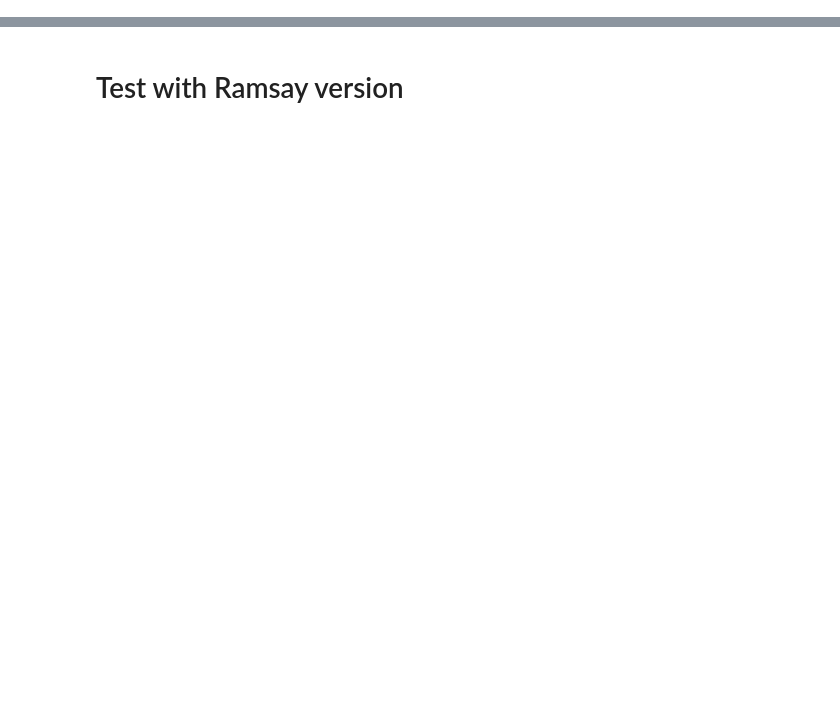
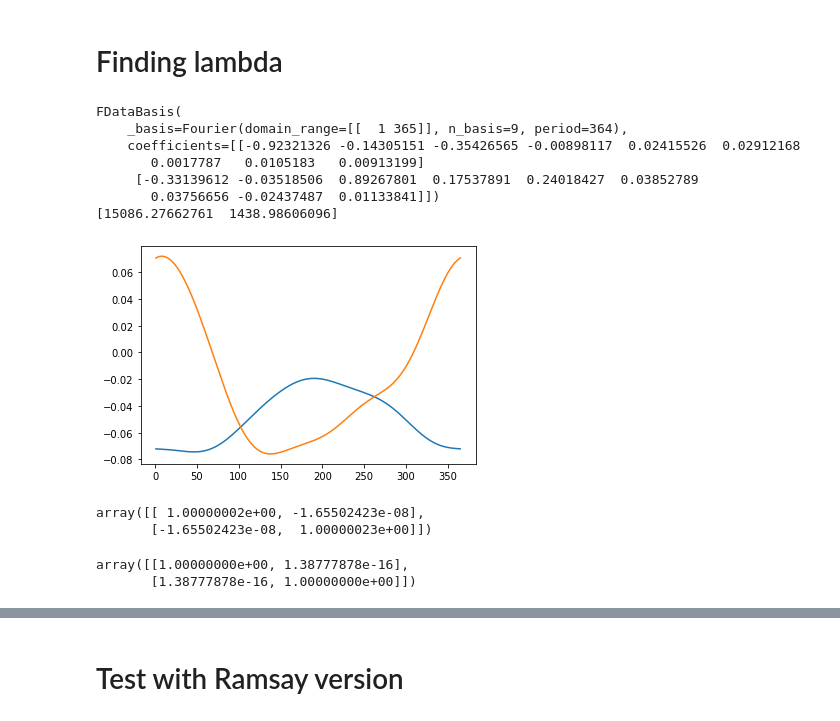
Before and after one commit to GAA-UAM/scikit-fda, a Jupyter notebook: skfda/exploratory/fpca/test.ipynb, the cells around one changed output, grey strips where cells are left out. Cells and saved outputs as stored; diff of their text form; code cells hidden in the pictures; blank space fills up the shorter version.

```diff
--- a/skfda/exploratory/fpca/test.ipynb
+++ b/skfda/exploratory/fpca/test.ipynb
@@ -9,0 +17,33 @@ from sklearn.decomposition import PCA
+# %% [markdown]
+# Finding lambda
+# %%
+fd_data = fetch_weather_temp_only()
+# fd_data = FDataGrid(np.squeeze(fd_data.data_matrix), np.arange(0.5, 365, 1))
+basis = skfda.representation.basis.Fourier(n_basis=9)
+fd_basis = fd_data.to_basis(basis)
+fpca = FPCABasis(2)
+fpca.fit(fd_basis)
+fpca.components.plot()
+print(fpca.components)
+print(fpca.component_values)
+pyplot.show()
+# %% [output]
+FDataBasis(
+    _basis=Fourier(domain_range=[[  1 365]], n_basis=9, period=364),
+    coefficients=[[-0.92321326 -0.14305151 -0.35426565 -0.00898117  0.02415526  0.02912168
+       0.0017787   0.0105183   0.00913199]
+     [-0.33139612 -0.03518506  0.89267801  0.17537891  0.24018427  0.03852789
+       0.03756656 -0.02437487  0.01133841]])
+[15086.27662761  1438.98606096]
+[figure, added]
+# %%
+fpca.components.derivative(2).inner_product(fpca.components.derivative(2)) \
+    + fpca.components.inner_product(fpca.components)
+# %% [output]
+array([[ 1.00000002e+00, -1.65502423e-08],
+       [-1.65502423e-08,  1.00000023e+00]])
+# %%
+fpca.components.inner_product(fpca.components)
+# %% [output]
+array([[1.00000000e+00, 1.38777878e-16],
+       [1.38777878e-16, 1.00000000e+00]])
```
Also changed, not shown: parts of 31 cells of this notebook, 3 other files.
